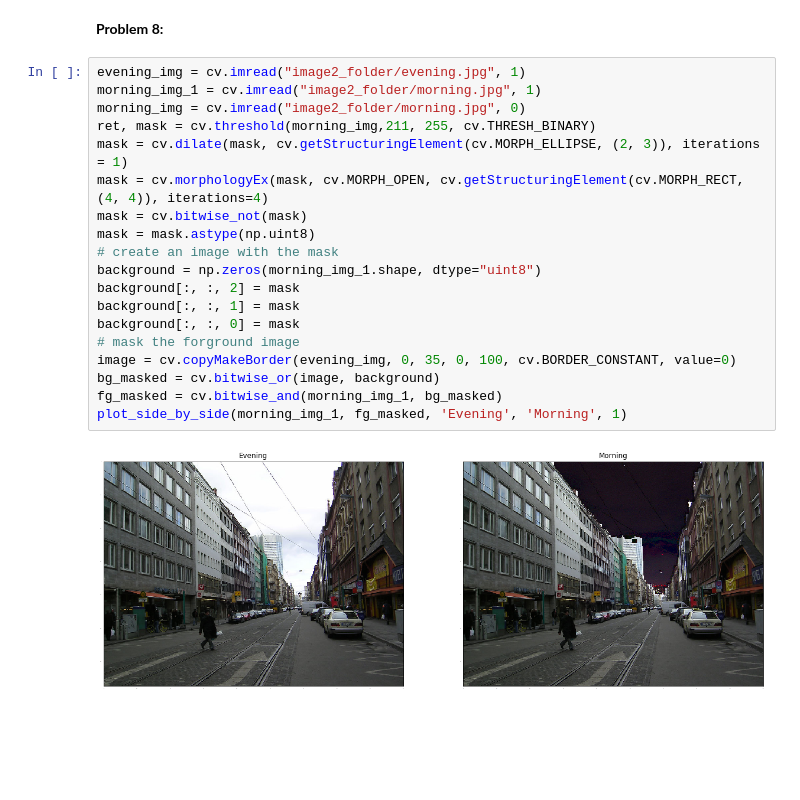
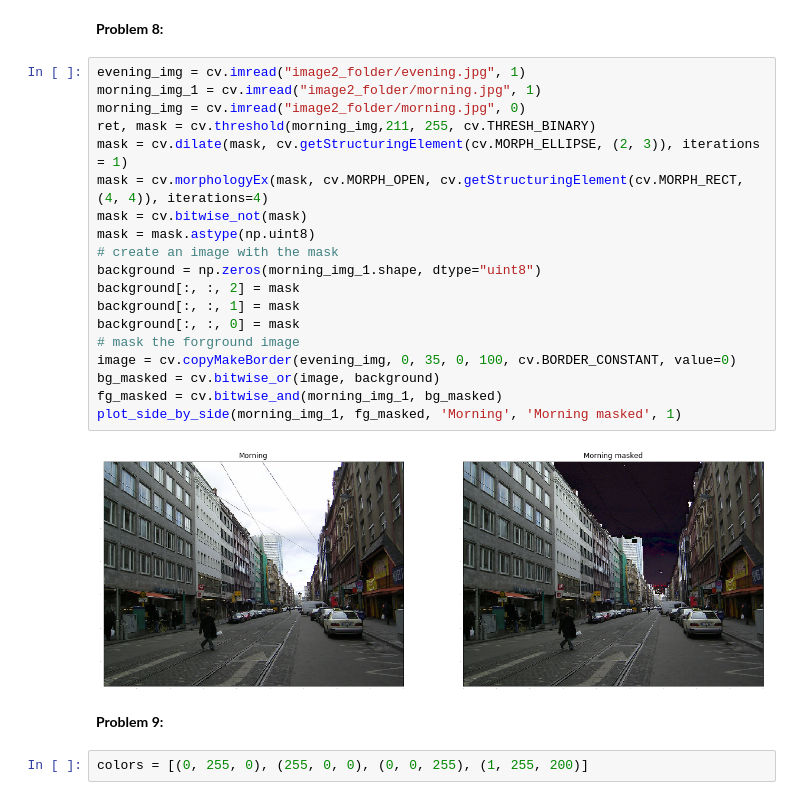
Before and after one commit to mohamedsaberibrahim/morphological-transformation-assignment, a Jupyter notebook: Morphological Transformations.ipynb, the cells around one changed output. Cells and saved outputs as stored; diff of their text form; blank space fills up the shorter version.

Commit message:
All 9 problems done.

```diff
--- a/Morphological Transformations.ipynb
+++ b/Morphological Transformations.ipynb
@@ -154,21 +152,25 @@ No. of lines: 19
 # %%
 evening_img = cv.imread("image2_folder/evening.jpg", 1)
 morning_img_1 = cv.imread("image2_folder/morning.jpg", 1)
 morning_img = cv.imread("image2_folder/morning.jpg", 0)
 ret, mask = cv.threshold(morning_img,211, 255, cv.THRESH_BINARY)
 mask = cv.dilate(mask, cv.getStructuringElement(cv.MORPH_ELLIPSE, (2, 3)), iterations = 1)
 mask = cv.morphologyEx(mask, cv.MORPH_OPEN, cv.getStructuringElement(cv.MORPH_RECT, (4, 4)), iterations=4)
 mask = cv.bitwise_not(mask)
 mask = mask.astype(np.uint8)
 # create an image with the mask
 background = np.zeros(morning_img_1.shape, dtype="uint8")
 background[:, :, 2] = mask
 background[:, :, 1] = mask
 background[:, :, 0] = mask
 # mask the forground image
 image = cv.copyMakeBorder(evening_img, 0, 35, 0, 100, cv.BORDER_CONSTANT, value=0)
 bg_masked = cv.bitwise_or(image, background)
 fg_masked = cv.bitwise_and(morning_img_1, bg_masked)
-plot_side_by_side(morning_img_1, fg_masked, 'Evening', 'Morning', 1)
+plot_side_by_side(morning_img_1, fg_masked, 'Morning', 'Morning masked', 1)
 # %% [output]
-[figure, old version]
+[figure, new version]
+# %% [markdown]
+**Problem 9:**
+# %%
+colors = [(0, 255, 0), (255, 0, 0), (0, 0, 255), (1, 255, 200)]
```
Also changed, not shown: parts of 7 cells of this notebook.
